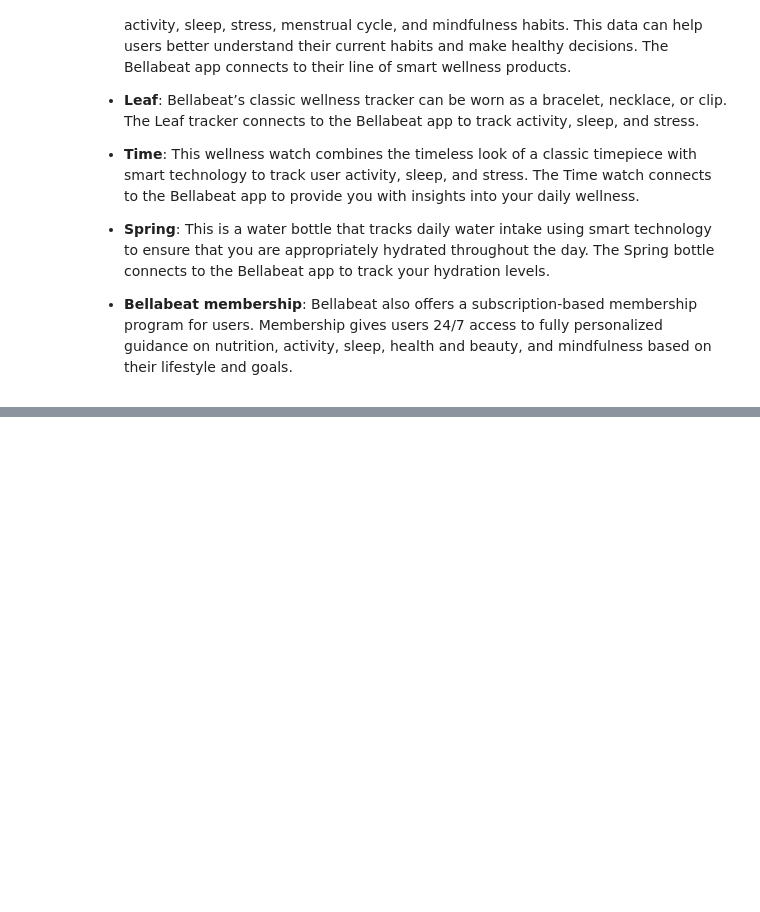
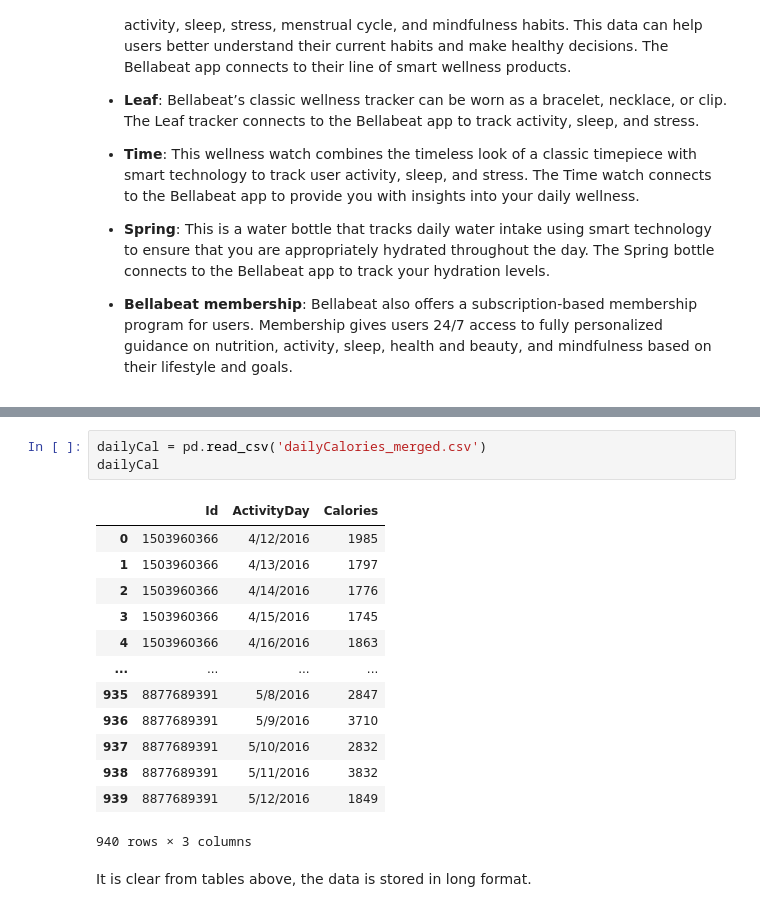
Before and after one commit to musainiramlee/Portfolio, a Jupyter notebook: Bellabeat_Case_Study.ipynb, the cells around one changed output, grey strips where cells are left out. Cells and saved outputs as stored; diff of their text form; blank space fills up the shorter version.

```diff
--- a/Bellabeat_Case_Study.ipynb
+++ b/Bellabeat_Case_Study.ipynb
@@ -50,0 +73,19 @@ b.	**Description**: This Kaggle data set contains personal fitness tracker from
+# %%
+dailyCal = pd.read_csv('dailyCalories_merged.csv')
+dailyCal
+# %% [output]
+|  | Id | ActivityDay | Calories |
+| 0 | 1503960366 | 4/12/2016 | 1985 |
+| 1 | 1503960366 | 4/13/2016 | 1797 |
+| 2 | 1503960366 | 4/14/2016 | 1776 |
+| 3 | 1503960366 | 4/15/2016 | 1745 |
+| 4 | 1503960366 | 4/16/2016 | 1863 |
+| ... | ... | ... | ... |
+| 935 | 8877689391 | 5/8/2016 | 2847 |
+| 936 | 8877689391 | 5/9/2016 | 3710 |
+| 937 | 8877689391 | 5/10/2016 | 2832 |
+| 938 | 8877689391 | 5/11/2016 | 3832 |
+| 939 | 8877689391 | 5/12/2016 | 1849 |
+940 rows × 3 columns
+# %% [markdown]
+It is clear from tables above, the data is stored in long format.
```
Also changed, not shown: parts of 9 cells of this notebook.
